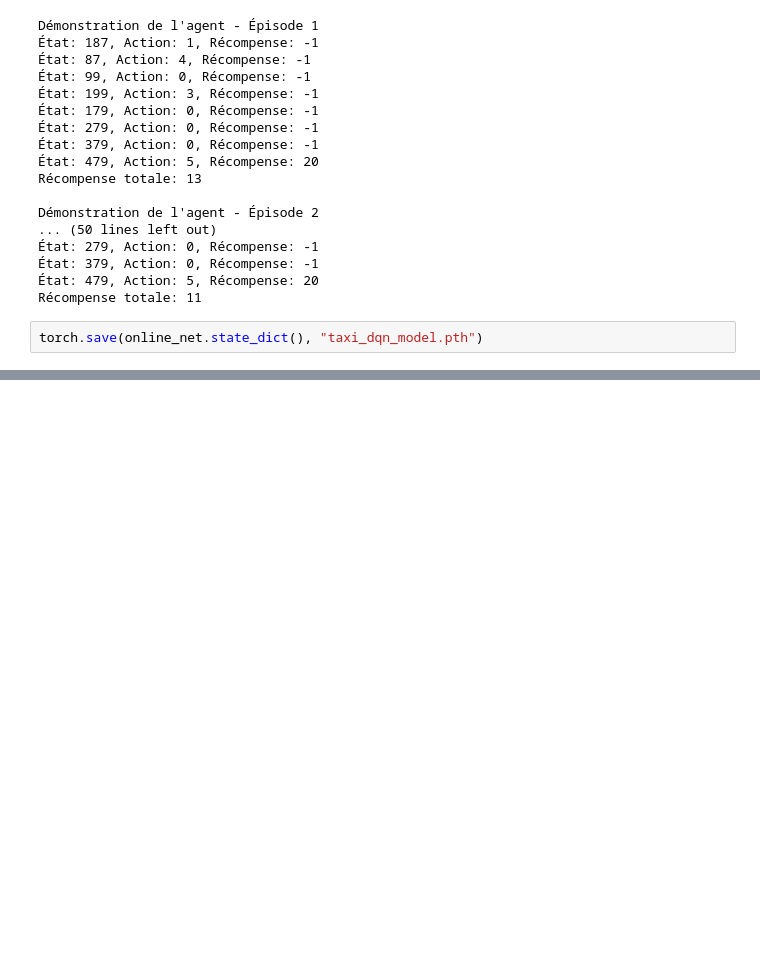
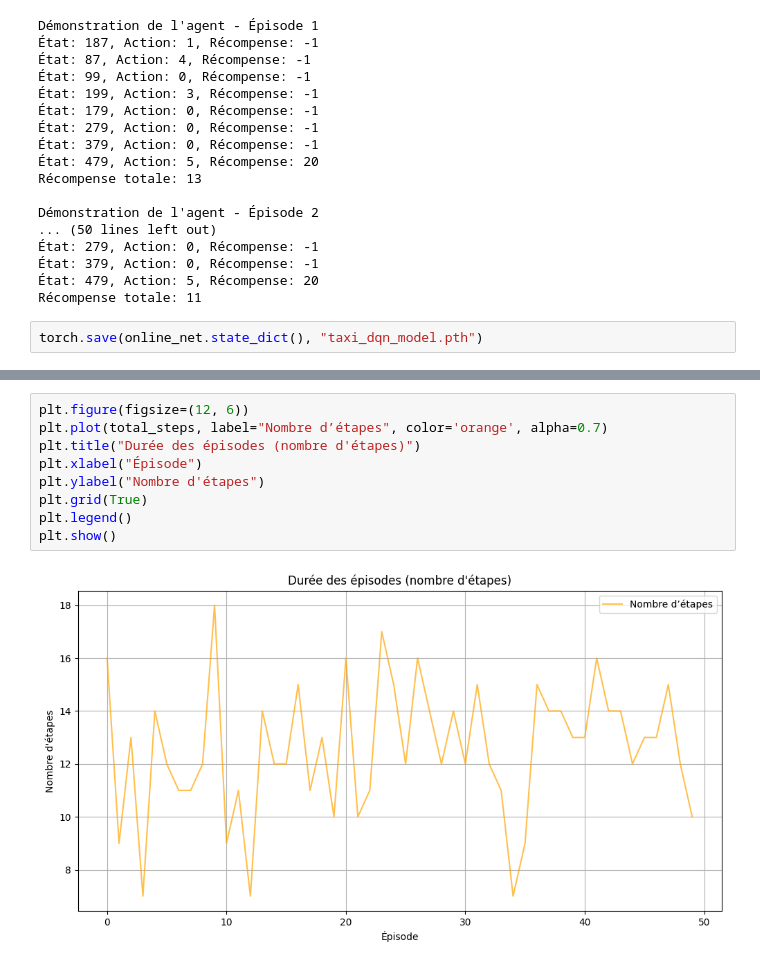
Before and after one commit to Gurkan-Taner/Taxi-v3-Solver, a Jupyter notebook: algos/DQLearning/dq_learning.ipynb, the cells around one changed output, grey strips where cells are left out. Drawn from its saved outputs; the diff is of its cells as text; blank space fills up the shorter version.

```diff
--- a/algos/DQLearning/dq_learning.ipynb
+++ b/algos/DQLearning/dq_learning.ipynb
@@ -220,0 +238,11 @@ Error:
+# %%
+plt.figure(figsize=(12, 6))
+plt.plot(total_steps, label="Nombre d’étapes", color='orange', alpha=0.7)
+plt.title("Durée des épisodes (nombre d'étapes)")
+plt.xlabel("Épisode")
+plt.ylabel("Nombre d'étapes")
+plt.grid(True)
+plt.legend()
+plt.show()
+# %% [output]
+[figure, added]
```
Also changed, not shown: parts of 6 cells of this notebook.
